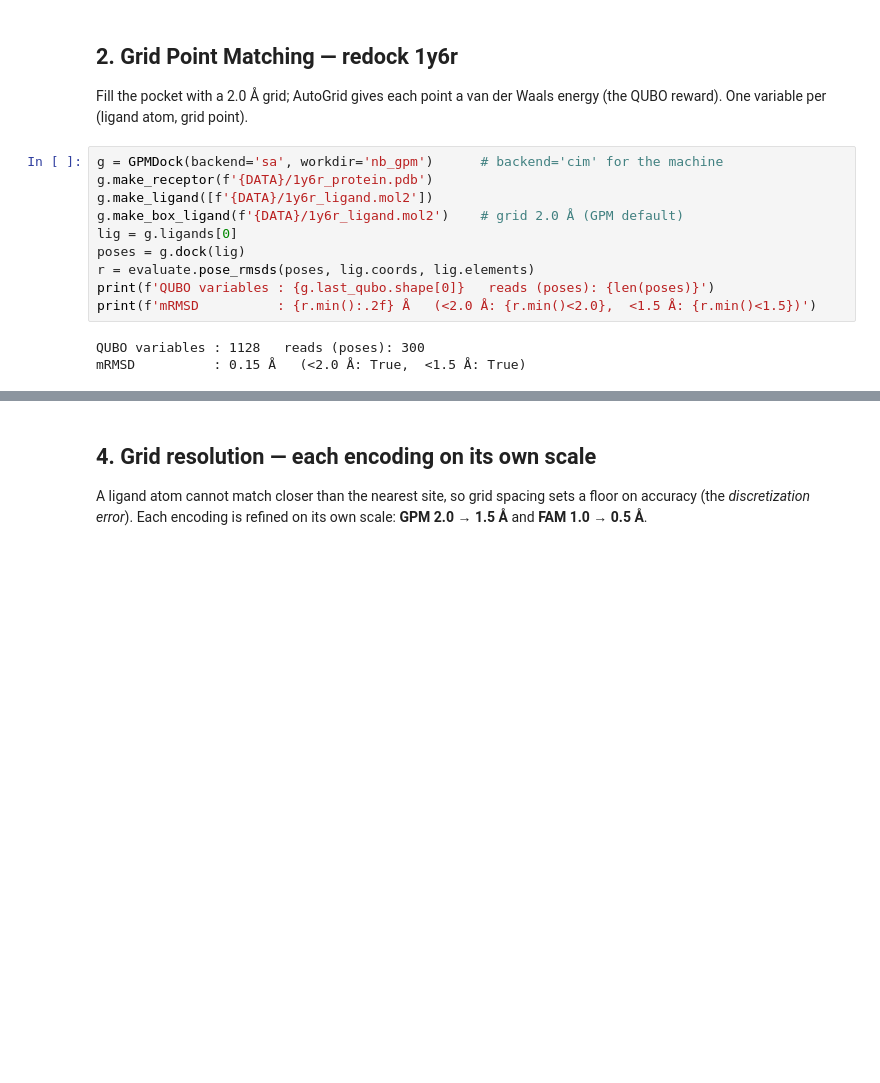
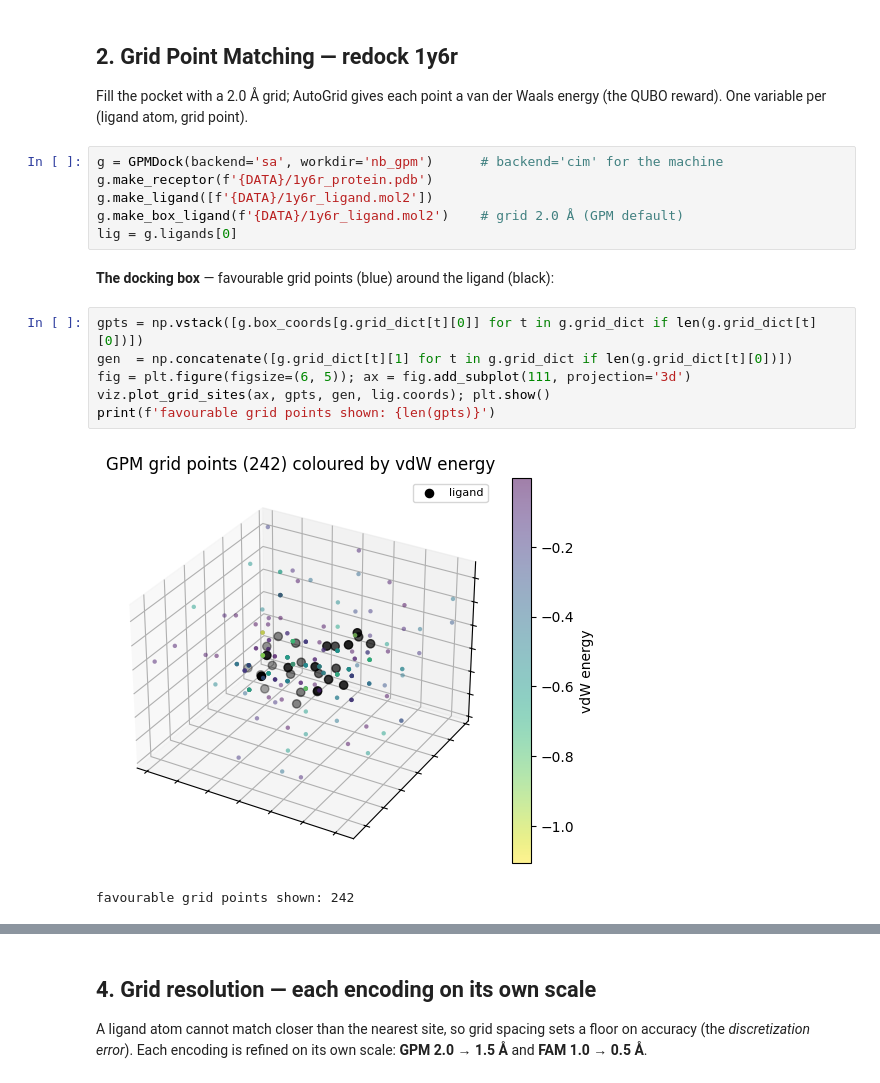
Before and after one commit to Morwey/qdock-kaiwu-workshop, a Jupyter notebook: notebooks/qdock_kaiwu_workshop.ipynb, the cells around one changed output, grey strips where cells are left out. Saved outputs shown, nothing was run; the diff lists cells and outputs as text; blank space fills up the shorter version.

```diff
--- a/notebooks/qdock_kaiwu_workshop.ipynb
+++ b/notebooks/qdock_kaiwu_workshop.ipynb
@@ -80,10 +86,14 @@ g.make_receptor(f'{DATA}/1y6r_protein.pdb')
 g.make_ligand([f'{DATA}/1y6r_ligand.mol2'])
 g.make_box_ligand(f'{DATA}/1y6r_ligand.mol2')    # grid 2.0 Å (GPM default)
 lig = g.ligands[0]
-poses = g.dock(lig)
-r = evaluate.pose_rmsds(poses, lig.coords, lig.elements)
-print(f'QUBO variables : {g.last_qubo.shape[0]}   reads (poses): {len(poses)}')
-print(f'mRMSD          : {r.min():.2f} Å   (<2.0 Å: {r.min()<2.0},  <1.5 Å: {r.min()<1.5})')
-# %% [output]
-QUBO variables : 1128   reads (poses): 300
-mRMSD          : 0.15 Å   (<2.0 Å: True,  <1.5 Å: True)
+# %% [markdown]
+**The docking box** — favourable grid points (blue) around the ligand (black):
+# %%
+gpts = np.vstack([g.box_coords[g.grid_dict[t][0]] for t in g.grid_dict if len(g.grid_dict[t][0])])
+gen  = np.concatenate([g.grid_dict[t][1] for t in g.grid_dict if len(g.grid_dict[t][0])])
+fig = plt.figure(figsize=(6, 5)); ax = fig.add_subplot(111, projection='3d')
+viz.plot_grid_sites(ax, gpts, gen, lig.coords); plt.show()
+print(f'favourable grid points shown: {len(gpts)}')
+# %% [output]
+[figure, added]
+favourable grid points shown: 242
```
Also changed, not shown: parts of 27 cells of this notebook, 8 other files.
